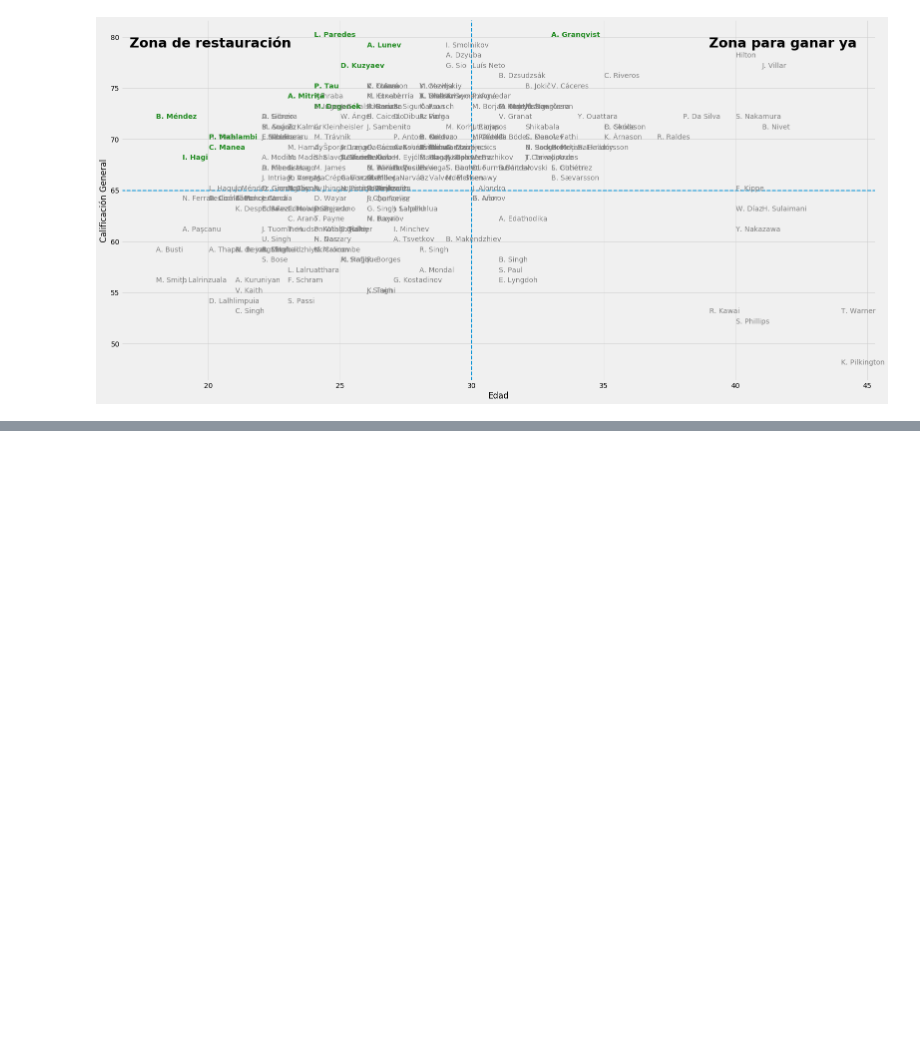
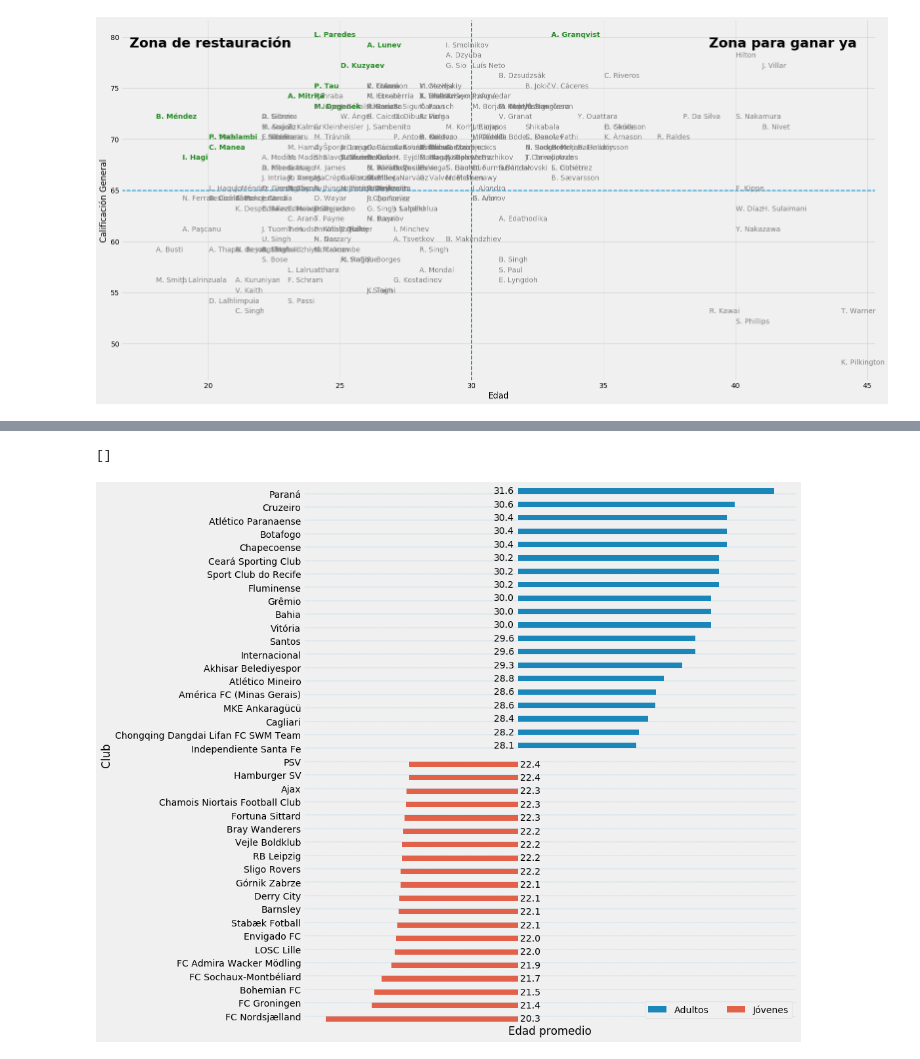
Before and after one commit to raulcarlomagno/dmuba-especializacion-futbol, a Jupyter notebook: main.ipynb, the cells around one changed output, grey strips where cells are left out. Saved outputs shown, nothing was run; the diff lists cells and outputs as text; code cells hidden in the pictures; blank space fills up the shorter version.

Commit message:
edad

```diff
--- a/main.ipynb
+++ b/main.ipynb
@@ -759,0 +770,16 @@ Text(39, 79, 'Zona para ganar ya')
+# %%
+age_avg = df['Age'].mean()
+age_sd = df['Age'].std()
+
+df_club_grouped = df.groupby('Club').mean()[['Age']]
+df_club_grouped.reset_index(level='Club', inplace=True)
+df_club_grouped['Age_zscore'] = ((df_club_grouped['Age'] - age_avg) / age_sd)
+df_club_grouped['AgeType'] = np.where(df_club_grouped['Age_zscore'] < 0, "Jóvenes", "Adultos")
+
+df_oldest_clubes = df_club_grouped.sort_values(by=['Age_zscore'], ascending=False).head(20)
+df_youngest_clubes = df_club_grouped.sort_values(by=['Age_zscore'], ascending=False).tail(20)
+
+df_clubes_age = pd.concat([df_oldest_clubes, df_youngest_clubes], axis=0)
+df_clubes_age.reset_index(inplace = True, drop = True)
+
+df_clubes_age
@@ -759,0 +804,20 @@ Text(39, 79, 'Zona para ganar ya')
+# %%
+f, ax = plt.subplots(figsize=(12, 14))
+
+sns.barplot(x="Age_zscore", y="Club", data=df_clubes_age, hue="AgeType")
+
+ax.legend(ncol=2, loc="lower right", frameon=True)
+ax.set(ylabel="Club", xlabel="Edad promedio")
+
+for index, row in df_clubes_age.iterrows():
+    xpos = 0.01 if row['Age_zscore'] < 0 else -0.13
+    ypos = (index + 0.4) if row['Age_zscore'] < 0 else index
+    ax.annotate(str(round(row['Age'], 1)), (xpos, ypos))
+    ax.axhline(index,  ls='--', lw='0.2') #xmax=0.43,
+
+
+ax.set_xticks([])
+#sns.despine(ax=ax,left=True, bottom=True)
+# %% [output]
+[]
+[figure, added]
```
Also changed, not shown: parts of 3 cells of this notebook.
